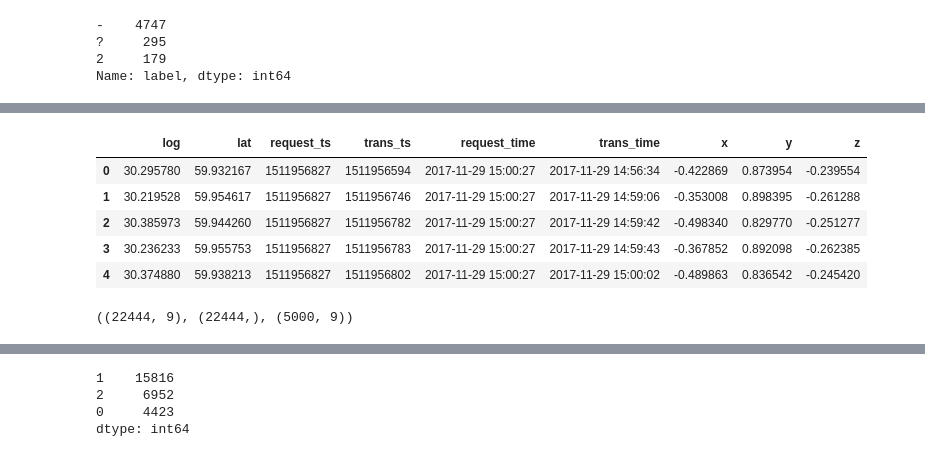
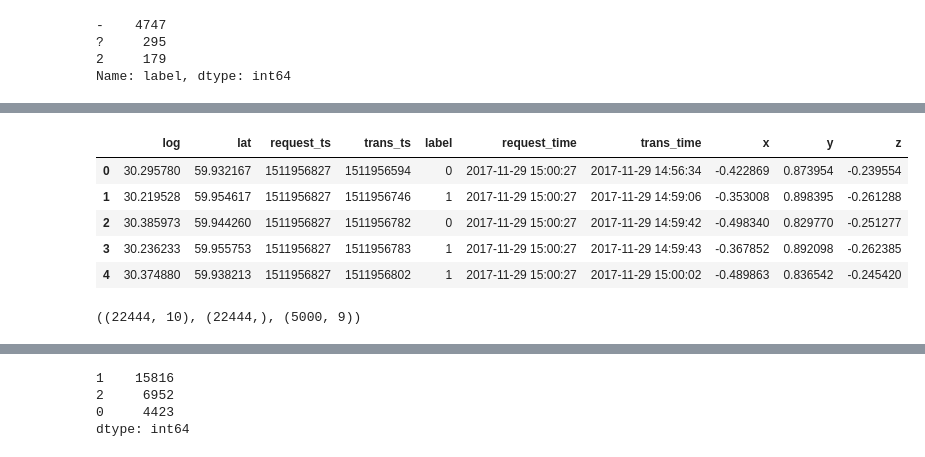
Before and after one commit to default2406/ML-PM-PU, a Jupyter notebook: transport classification.ipynb, the cells around one changed output, grey strips where cells are left out. Saved outputs shown, nothing was run; the diff lists cells and outputs as text; code cells hidden in the pictures.

```diff
--- a/transport classification.ipynb
+++ b/transport classification.ipynb
@@ -28,10 +29,10 @@ def add_real_time(df):
     df['trans_time'] = df['trans_ts'].apply(datetime.fromtimestamp)
 # %%
 def get_train_test_df(df):
-    train_df = df[(data['label'] != '?') & (data['label'] != '-')].reset_index(drop=True)
-    test_df = df[data['label'] == '?'].reset_index(drop=True)
+    train_df = df[(df['label'] != '?') & (df['label'] != '-')].reset_index(drop=True)
+    test_df = df[df['label'] == '?'].reset_index(drop=True)
+    train_df['label'] = train_df['label'].astype(int)
     y_train = train_df['label'].values.astype(int)
-    train_df.drop('label', axis=1, inplace=True)
     test_df.drop('label', axis=1, inplace=True)
     return train_df, y_train, test_df
 # %%
@@ -267,19 +273,19 @@ Wall time: 46 s
 # %%
 data.loc[data[(data['label'] == '-') & (data['log'] <= 30.29)].index, 'label'] = '1'
 # %%
-train_data, y_train, test_data = get_train_test_df(data)
-train_data.head()
+labeled_data, labels, test_data = get_train_test_df(data)
+labeled_data.head()
 # %% [output]
-|  | log | lat | request_ts | trans_ts | request_time | trans_time | x | y | z |
-| 0 | 30.295780 | 59.932167 | 1511956827 | 1511956594 | 2017-11-29 15:00:27 | 2017-11-29 14:56:34 | -0.422869 | 0.873954 | -0.239554 |
-| 1 | 30.219528 | 59.954617 | 1511956827 | 1511956746 | 2017-11-29 15:00:27 | 2017-11-29 14:59:06 | -0.353008 | 0.898395 | -0.261288 |
-| 2 | 30.385973 | 59.944260 | 1511956827 | 1511956782 | 2017-11-29 15:00:27 | 2017-11-29 14:59:42 | -0.498340 | 0.829770 | -0.251277 |
-| 3 | 30.236233 | 59.955753 | 1511956827 | 1511956783 | 2017-11-29 15:00:27 | 2017-11-29 14:59:43 | -0.367852 | 0.892098 | -0.262385 |
-| 4 | 30.374880 | 59.938213 | 1511956827 | 1511956802 | 2017-11-29 15:00:27 | 2017-11-29 15:00:02 | -0.489863 | 0.836542 | -0.245420 |
+|  | log | lat | request_ts | trans_ts | label | request_time | trans_time | x | y | z |
+| 0 | 30.295780 | 59.932167 | 1511956827 | 1511956594 | 0 | 2017-11-29 15:00:27 | 2017-11-29 14:56:34 | -0.422869 | 0.873954 | -0.239554 |
+| 1 | 30.219528 | 59.954617 | 1511956827 | 1511956746 | 1 | 2017-11-29 15:00:27 | 2017-11-29 14:59:06 | -0.353008 | 0.898395 | -0.261288 |
+| 2 | 30.385973 | 59.944260 | 1511956827 | 1511956782 | 0 | 2017-11-29 15:00:27 | 2017-11-29 14:59:42 | -0.498340 | 0.829770 | -0.251277 |
+| 3 | 30.236233 | 59.955753 | 1511956827 | 1511956783 | 1 | 2017-11-29 15:00:27 | 2017-11-29 14:59:43 | -0.367852 | 0.892098 | -0.262385 |
+| 4 | 30.374880 | 59.938213 | 1511956827 | 1511956802 | 1 | 2017-11-29 15:00:27 | 2017-11-29 15:00:02 | -0.489863 | 0.836542 | -0.245420 |
 # %%
-train_data.shape, y_train.shape, test_data.shape
+labeled_data.shape, labels.shape, test_data.shape
 # %% [output]
-((22444, 9), (22444,), (5000, 9))
+((22444, 10), (22444,), (5000, 9))
 # %%
 %%time
 for algo in algorithms:
```
Also changed, not shown: parts of 112 cells of this notebook.
